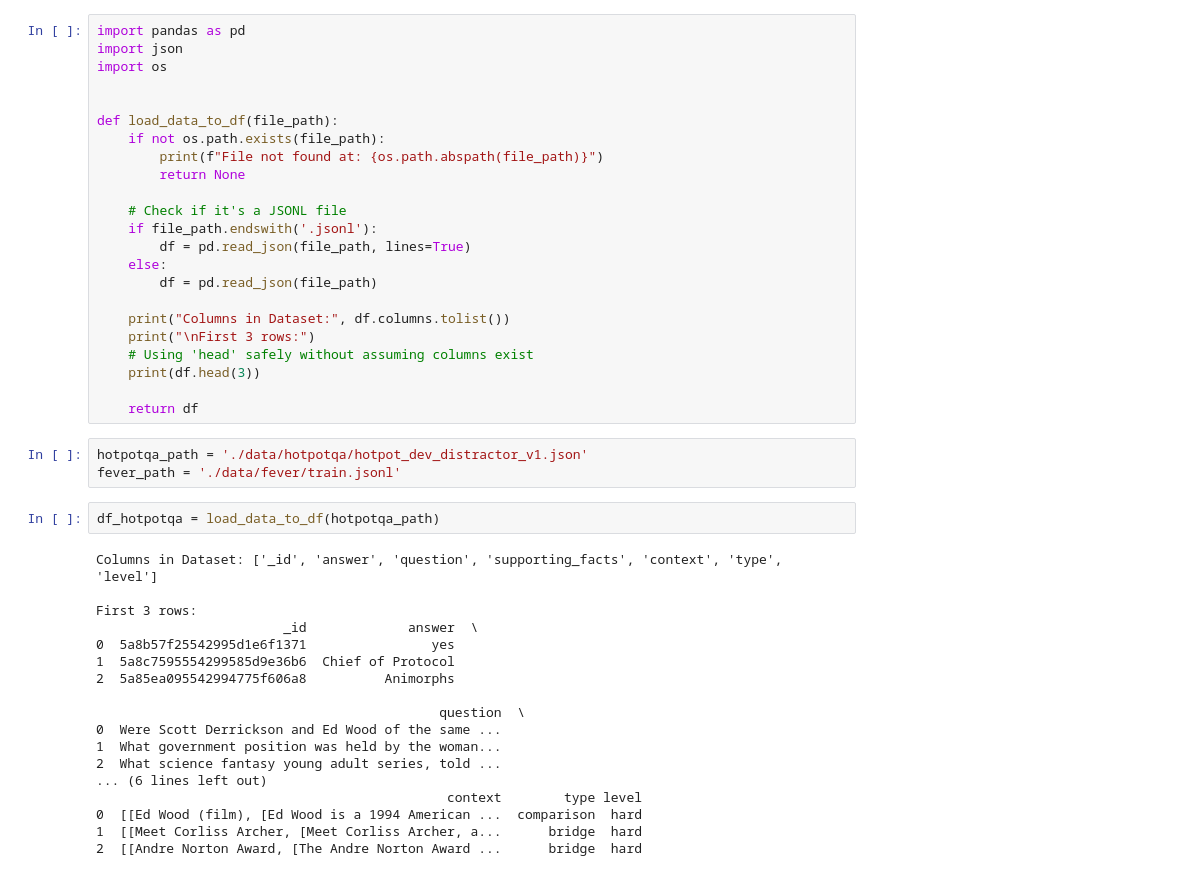
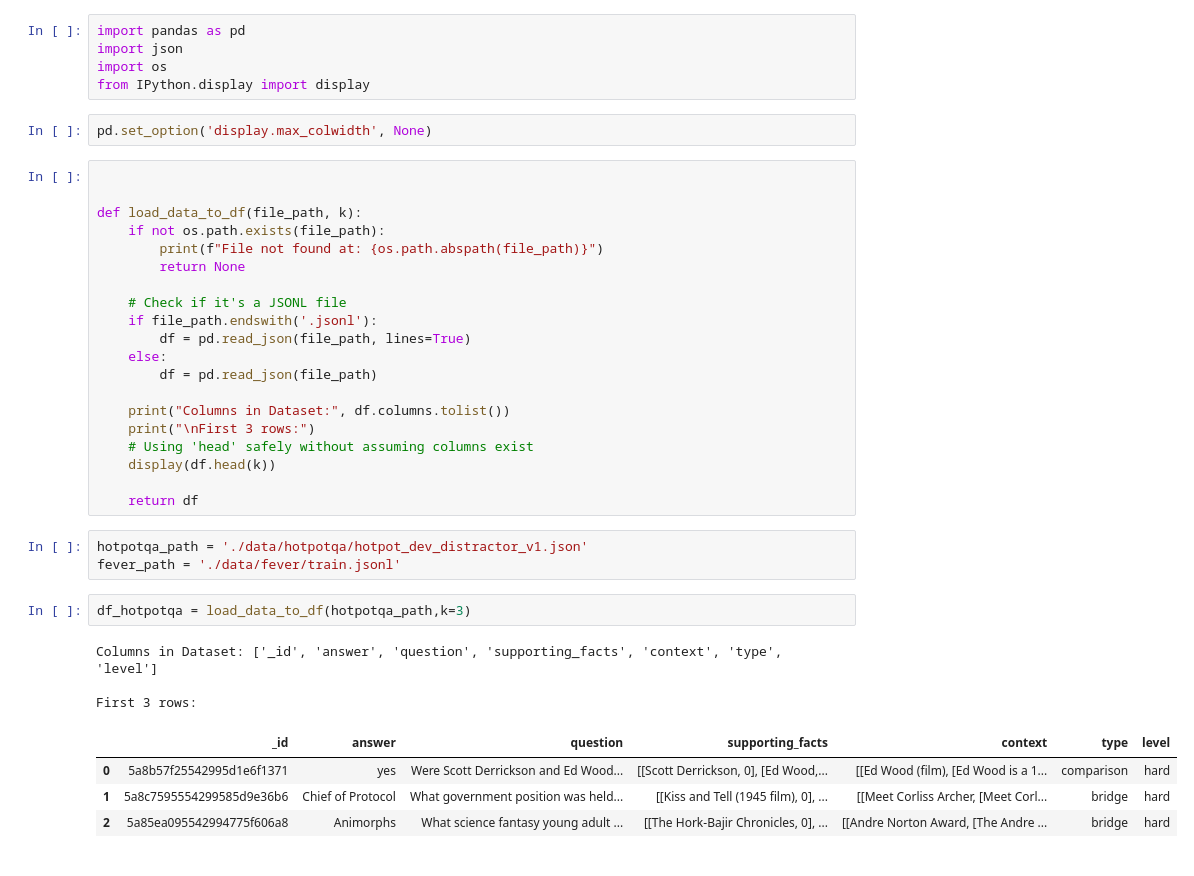
Before and after one commit to bercaakbayir/unimi-dse-nlp-assignment, a Jupyter notebook: analysis.ipynb, the cells around one changed output. Cells and saved outputs as stored; diff of their text form.

```diff
--- a/analysis.ipynb
+++ b/analysis.ipynb
@@ -1,10 +1,14 @@
+# %%
+import pandas as pd
+import json
+import os
+from IPython.display import display
+# %%
+pd.set_option('display.max_colwidth', None)
 # %%
-import pandas as pd
-import json
-import os
 
 
-def load_data_to_df(file_path):
+def load_data_to_df(file_path, k):
     if not os.path.exists(file_path):
         print(f"File not found at: {os.path.abspath(file_path)}")
         return None
@@ -18,29 +22,19 @@ def load_data_to_df(file_path):
     print("Columns in Dataset:", df.columns.tolist())
     print("\nFirst 3 rows:")
     # Using 'head' safely without assuming columns exist
-    print(df.head(3))
+    display(df.head(k))
 
     return df
 # %%
 hotpotqa_path = './data/hotpotqa/hotpot_dev_distractor_v1.json'
 fever_path = './data/fever/train.jsonl'
 # %%
-df_hotpotqa = load_data_to_df(hotpotqa_path)
+df_hotpotqa = load_data_to_df(hotpotqa_path,k=3)
 # %% [output]
 Columns in Dataset: ['_id', 'answer', 'question', 'supporting_facts', 'context', 'type', 'level']
 
 First 3 rows:
-                        _id             answer  \
-0  5a8b57f25542995d1e6f1371                yes
-1  5a8c7595554299585d9e36b6  Chief of Protocol
-2  5a85ea095542994775f606a8          Animorphs
-
-                                            question  \
-0  Were Scott Derrickson and Ed Wood of the same ...
-1  What government position was held by the woman...
-2  What science fantasy young adult series, told ...
-... (6 lines left out)
-                                             context        type level
-0  [[Ed Wood (film), [Ed Wood is a 1994 American ...  comparison  hard
-1  [[Meet Corliss Archer, [Meet Corliss Archer, a...      bridge  hard
-2  [[Andre Norton Award, [The Andre Norton Award ...      bridge  hard
+|  | _id | answer | question | supporting_facts | context | type | level |
+| 0 | 5a8b57f25542995d1e6f1371 | yes | Were Scott Derrickson and Ed Wood... | [[Scott Derrickson, 0], [Ed Wood,... | [[Ed Wood (film), [Ed Wood is a 1... | comparison | hard |
+| 1 | 5a8c7595554299585d9e36b6 | Chief of Protocol | What government position was held... | [[Kiss and Tell (1945 film), 0], ... | [[Meet Corliss Archer, [Meet Corl... | bridge | hard |
+| 2 | 5a85ea095542994775f606a8 | Animorphs | What science fantasy young adult ... | [[The Hork-Bajir Chronicles, 0], ... | [[Andre Norton Award, [The Andre ... | bridge | hard |
```
Also changed, not shown: parts of 5 cells of this notebook, 1 other file.
